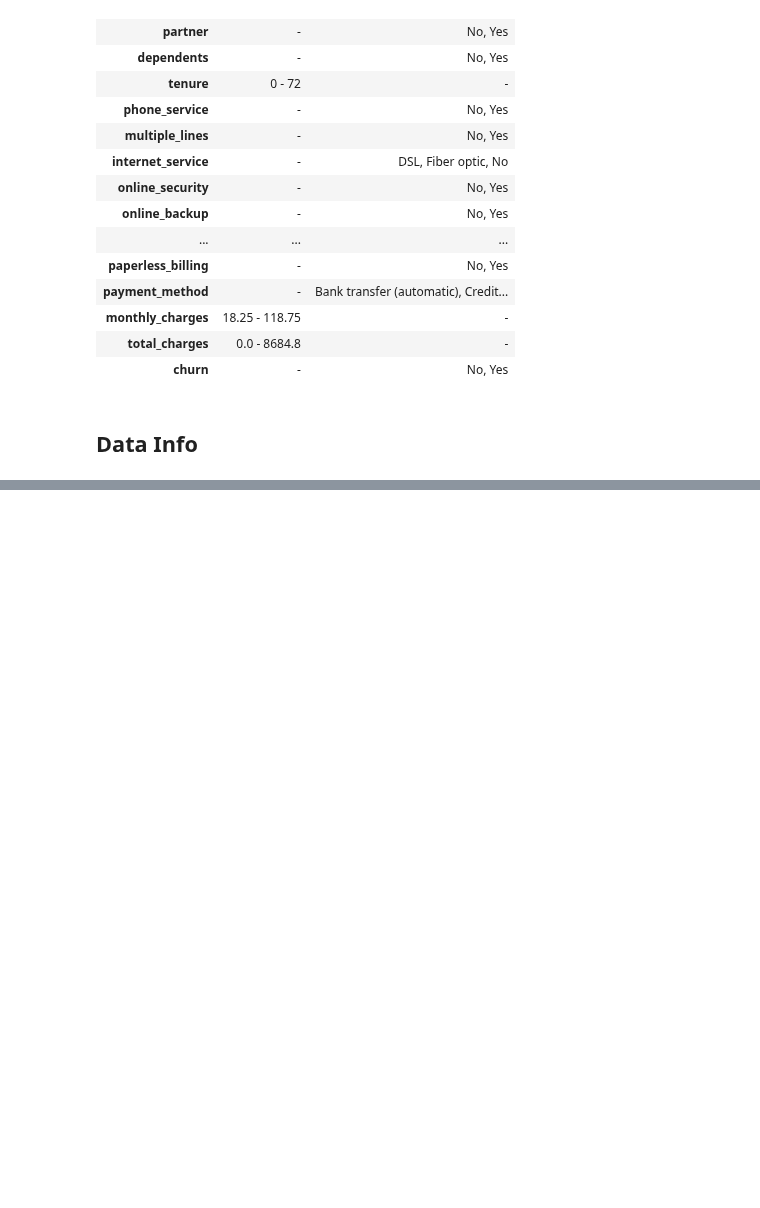
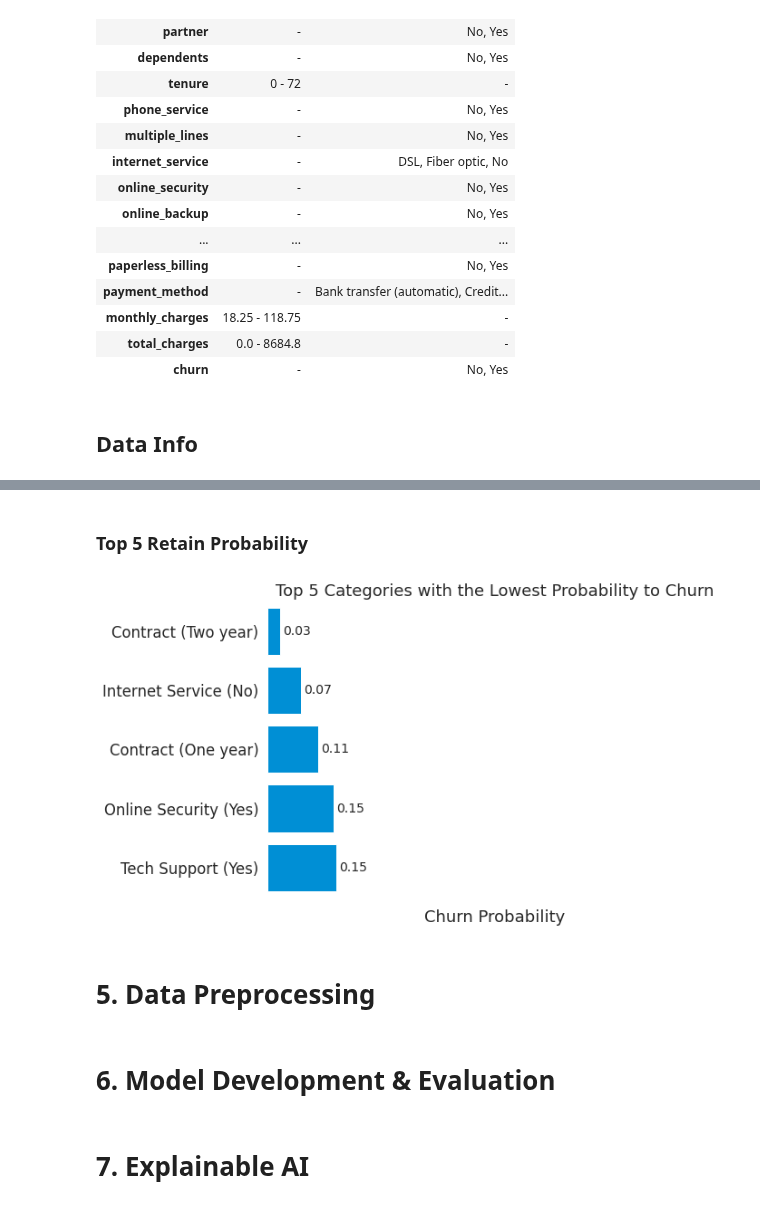
Before and after one commit to adhang/data-science-digital-skola, a Jupyter notebook: 99. Final Project/Telco_Customer_Churn_Prediction_(Portfolio).ipynb, the cells around one changed output, grey strips where cells are left out. Cells and saved outputs as stored; diff of their text form; code cells hidden in the pictures; blank space fills up the shorter version.

```diff
--- a/99. Final Project/Telco_Customer_Churn_Prediction_(Portfolio).ipynb
+++ b/99. Final Project/Telco_Customer_Churn_Prediction_(Portfolio).ipynb
@@ -508,0 +589,26 @@ data_info
+# %% [markdown]
+### Top 5 Retain Probability
+# %%
+fig, ax = plt.subplots(figsize=(8,6))
+
+sns.barplot(data=attr_crosstab.iloc[-5:].sort_values('churn'), x='churn', y='attribute', ax=ax, palette=['#008FD5'], saturation=1)
+
+ax.bar_label(ax.containers[0], padding=3, fmt='%.2f', fontsize=14, fontweight='medium')
+ax.grid(False, axis='y')
+ax.set_title('Top 5 Categories with the Lowest Probability to Churn')
+
+ax.set_xlim(0, 1)
+ax.set_ylabel('')
+ax.set_xlabel('Churn Probability')
+
+ax.set_xticklabels([])
+sns.despine(left=True, bottom=True)
+plt.show()
+# %% [output]
+[figure, added]
+# %% [markdown]
+# 5. Data Preprocessing
+# %% [markdown]
+# 6. Model Development & Evaluation
+# %% [markdown]
+# 7. Explainable AI
```
Also changed, not shown: parts of 8 cells of this notebook.
